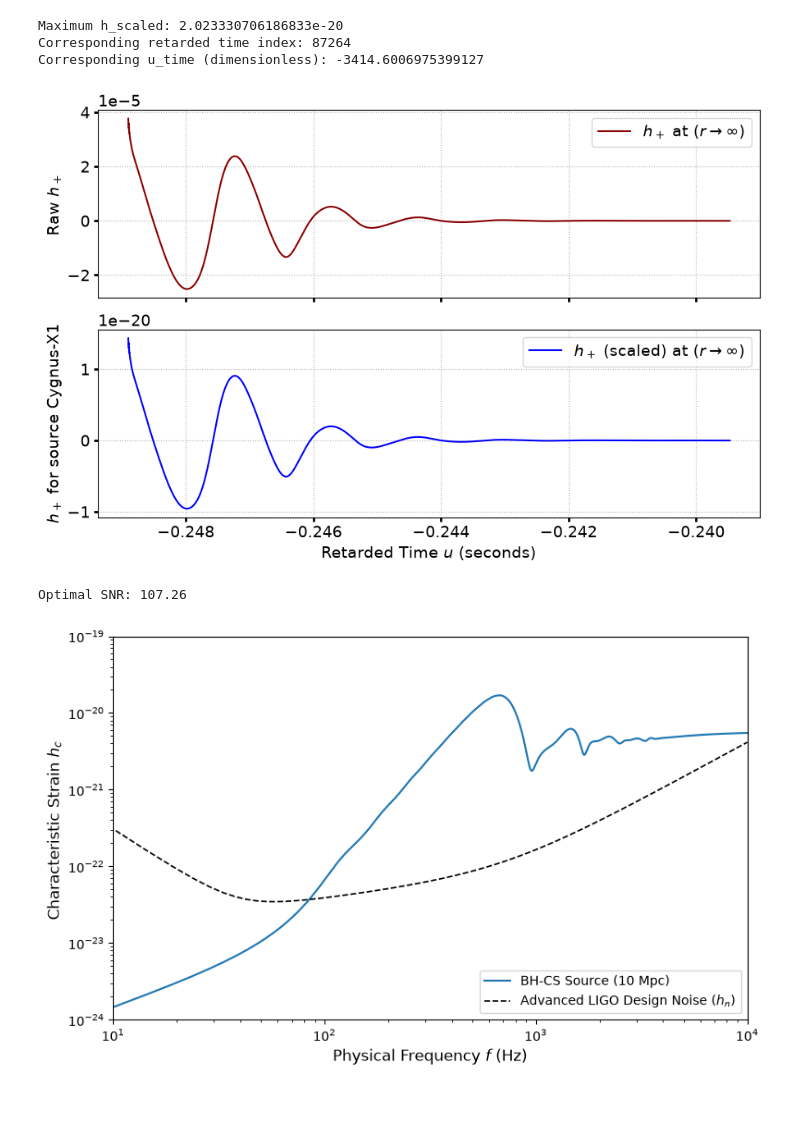
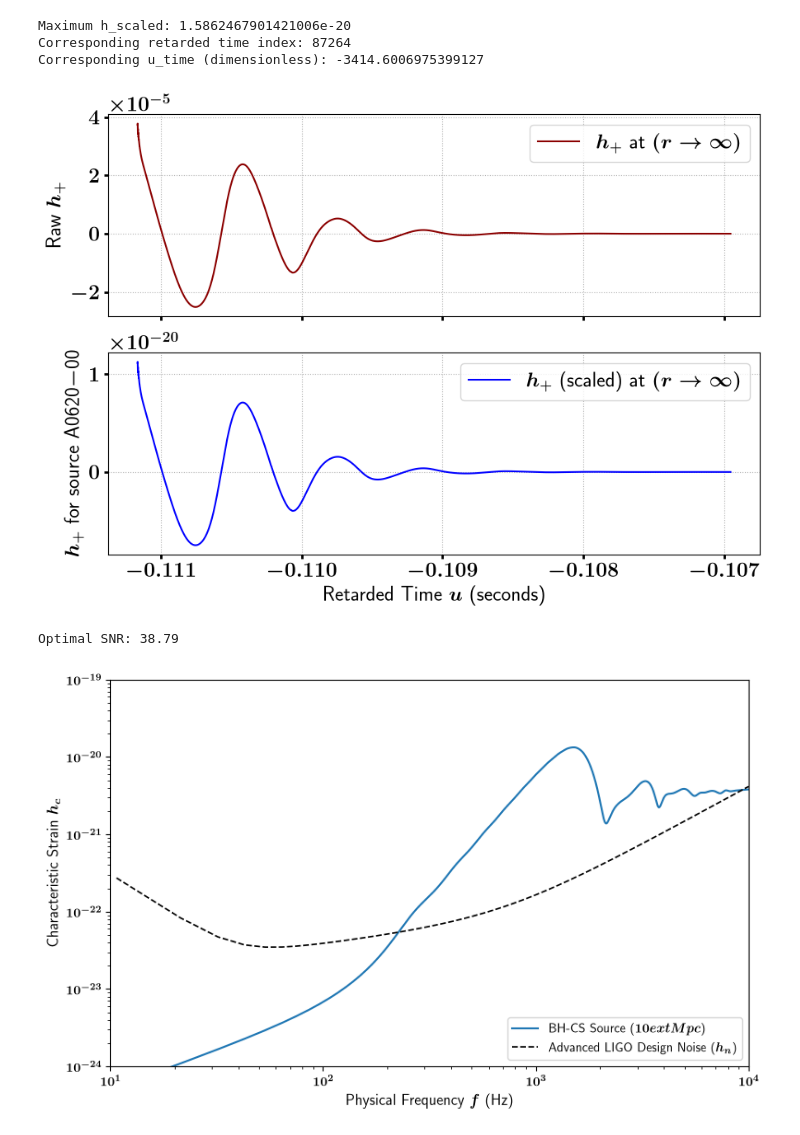
Before and after one commit to iswamy07/cs_bh_gw, a Jupyter notebook: bh_cs_qnms.ipynb, the cells around one changed output. Saved outputs shown, nothing was run; the diff lists cells and outputs as text; code cells hidden in the pictures; blank space fills up the shorter version.

```diff
--- a/bh_cs_qnms.ipynb
+++ b/bh_cs_qnms.ipynb
@@ -1,11 +1,17 @@
 # %%
 import numpy as np
 import matplotlib.pyplot as plt
-from scipy.interpolate import interp1d
+import pickle
 import qnm_solver as qnm
+import pandas as pd
 import lal
 import pycbc.psd
 lal.swig_redirect_standard_output_error(False)
+
+plt.rcParams.update({
+    "text.usetex": True,
+    "text.latex.preamble": r"\boldmath"
+})
 # %% [output]
 ----------------------------------------------------------------
 SWIGLAL standard output/error redirection is enabled in IPython.
@@ -30,8 +35,8 @@ True
 G_SI = 6.67430e-11       # m^3 kg^-1 s^-2
 c_SI = 299792458.0       # m s^-1
 M_sun = 1.98847e30       # kg
-M_p = 14.8*M_sun         #Physical Black hole mass
-D_l = 5.74e+19     #source distance (m)
+M_p = 6.61*M_sun         #Physical Black hole mass
+D_l = 3.27e+19     #source distance (m)
 L_m = G_SI*M_p/c_SI**2   #rescaling length
 t_m = G_SI*M_p/c_SI**3   #rescaling time
 
@@ -44,7 +49,7 @@ l = np.array([2,4,6,8])     #Mode
 m = 0       #Mode
 
 
-Nt = 50000  #time values
+Nt = 2500000  #time values
 Nr = 50000   #radial values
 
 #Variables-------
@@ -55,12 +60,11 @@ theta = np.pi/2     #plane of motion
 target_rs_values = [5.5, 4.5, 3.5, 2.5]
 r_obs = np.array([100*M, 3500*M])
 # %%
-results = qnm.zerilli_solver(M, mu, E, l, theta, Nt, Nr, target_rs_values, r_obs)
+res = qnm.zerilli_solver(M, mu, E, l, theta, Nt, Nr, target_rs_values, r_obs)
 
+with open('zer_sol_full.pkl', 'wb') as file:
+    pickle.dump(res, file)
 #print("Number of result entries:", len(results))
 #print("Keys available in a result entry:", results[0].keys())
 #print(results[6]["mu"], results[6]["E"])
-r_i = results[0]["r_i"]
-psi_ext = results[0]["psi_ext"]
-wave_snapshots = results[0]["wave_snapshots"]
 # %%
@@ -126,45 +138,45 @@ print(f"Maximum h_scaled: {max_h}")
 print(f"Corresponding retarded time index: {max_idx}")
 print(f"Corresponding u_time (dimensionless): {max_u}")
 
 skip_steps = 87500
 
 u_trimmed = u_time[skip_steps:200000]
 h_trimmed = h_scaled[skip_steps:200000]
 h_p_trimmed = h_p_inf[skip_steps:200000]
-fig, (ax1, ax2) = plt.subplots(2, 1, figsize=(9, 6), sharex=True)
+fig, (ax1, ax2) = plt.subplots(2, 1, figsize=(9, 6.5), sharex=True)
 ax1.plot(
     u_trimmed * t_m,
     h_p_trimmed,
     color='darkred',
     linewidth=1.5,
     label=r'$h_+$ at $(r \to \infty)$',
 )
-ax1.tick_params(width = 2, labelsize = 14)
-ax1.set_ylabel(r'Raw $h_+$', fontsize=14)
+ax1.tick_params(width = 2, labelsize = 18)
+ax1.set_ylabel(r'Raw $h_+$', fontsize=18)
 ax1.grid(True, linestyle=':', alpha=1)
-ax1.yaxis.get_offset_text().set_fontsize(14)
-ax1.legend(loc='upper right', fontsize = 14)
+ax1.yaxis.get_offset_text().set_fontsize(18)
+ax1.legend(loc='upper right', fontsize = 18)
 
 ax2.plot(
     u_trimmed * t_m,
     h_trimmed,
     color='blue',
     linewidth=1.5,
     label=r'$h_+$ (scaled) at $(r \to \infty)$',
 )
-ax2.set_ylabel(r'$h_+$ for source Cygnus-X1', fontsize=14)
+ax2.set_ylabel(r'$h_+$ for source A0620−00', fontsize=18)
 ax2.grid(True, linestyle=':', alpha=1)
-ax2.legend(loc='upper right', fontsize = 14)
-ax2.yaxis.get_offset_text().set_fontsize(14)
-ax2.tick_params(width = 2, labelsize = 14)
-plt.xlabel(r'Retarded Time $u$ (seconds)', fontsize=14)
+ax2.legend(loc='upper right', fontsize = 18)
+ax2.yaxis.get_offset_text().set_fontsize(18)
+ax2.tick_params(width = 2, labelsize = 18)
+plt.xlabel(r'Retarded Time $u$ (seconds)', fontsize=18)
 plt.tight_layout()
 plt.show()
 # %% [output]
-Maximum h_scaled: 2.023330706186833e-20
+Maximum h_scaled: 1.5862467901421006e-20
 Corresponding retarded time index: 87264
 Corresponding u_time (dimensionless): -3414.6006975399127
-[figure, old version]
+[figure, new version]
 # %%
 u_time_sec = u_time * t_m
 dt = u_time_sec[1] - u_time_sec[0]
@@ -194,14 +206,14 @@ psd = pycbc.psd.aLIGOZeroDetHighPower(flen_s, delta_f_s, flow)
 ligo_noise_strain = np.sqrt(f_nz * psd[1:])
 
 
-valid = (f_nz >= 10.0) & (f_nz <= 1500.0) & (psd[1:] > 0)
+valid = (f_nz >= 10.0) & (f_nz <= 10000.0) & (psd[1:] > 0)
 snr = np.sqrt(np.sum((h_characteristic[valid] / ligo_noise_strain[valid])**2 * (delta_f_s / f_nz[valid])))
 
 print(f"Optimal SNR: {snr:.2f}")
 
 
 plt.figure(figsize=(8, 5))
-plt.plot(f_nz, h_characteristic, lw=1.5, label='BH-CS Source ($10\\text{ Mpc}$)')
+plt.plot(f_nz, h_characteristic, lw=1.5, label='BH-CS Source ($10\text{ Mpc}$)')
 plt.plot(f_nz, ligo_noise_strain, color='black', linestyle='--', lw=1.2, label='Advanced LIGO Design Noise ($h_n$)')
 
 plt.xscale('log')
@@ -217,8 +229,8 @@ plt.legend(loc='lower right')
 plt.tight_layout()
 plt.show()
 # %% [output]
-Optimal SNR: 107.26
+Optimal SNR: 38.79
-[figure, old version]
+[figure, new version]
 # %%
 h_s = []
 u_s = []
```
Also changed, not shown: parts of 7 cells of this notebook.
